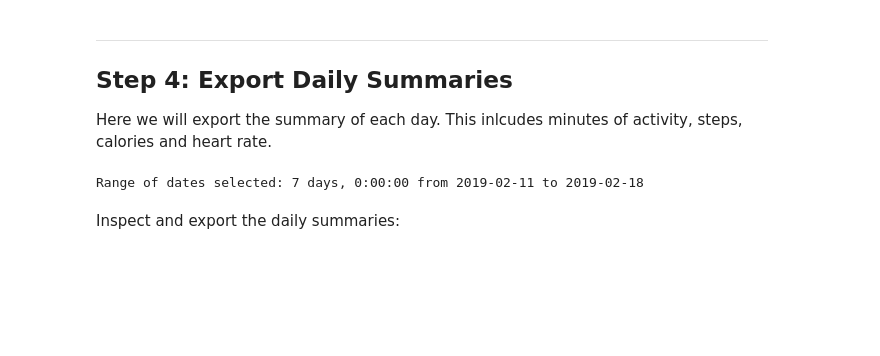
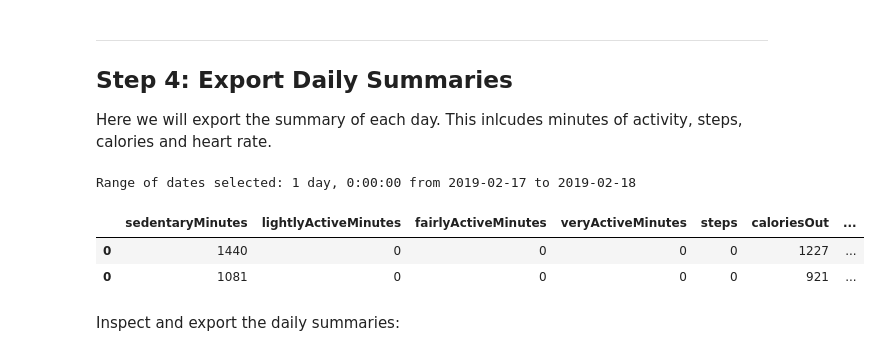
Before and after one commit to KatrionaGoldmann/Fitbit-Progress, a Jupyter notebook: 1_data_collection.ipynb, the cells around one changed output. Saved outputs shown, nothing was run; the diff lists cells and outputs as text; code cells hidden in the pictures; blank space fills up the shorter version.

```diff
--- a/1_data_collection.ipynb
+++ b/1_data_collection.ipynb
@@ -180,7 +180,7 @@ ds_comp = pd.read_csv('./Outputs/daily_summary.csv')
 temps = ds_comp.iloc[-1]['date'][0:10]
 
 d1 = date(int(temps[6:10]), int(temps[3:5]), int(temps[0:2]))     # start date
-d2 = datetime.datetime.today().date() #- timedelta(1)
+d2 = datetime.datetime.today().date() - timedelta(1)
 delta = (d2) - (d1)
 
 ds_dates_list = []
@@ -188,13 +188,15 @@ for i in range(delta.days + 1): ds_dates_list.append(d1 + timedelta(i))
 
 print('Range of dates selected:', delta, 'from',  d1, 'to', d2)
 # %% [output]
-Range of dates selected: 7 days, 0:00:00 from 2019-02-11 to 2019-02-18
+Range of dates selected: 1 day, 0:00:00 from 2019-02-17 to 2019-02-18
 # %%
 daily_df = pd.DataFrame()
 
 for d in ds_dates_list:
     summary = auth2_client.activities(date=d)
     daily_sum = {k: summary['summary'][k] for k in dict_vars if k in summary['summary'].keys()}
+    daily_sum2 = {k: 0 for k in dict_vars if k not in summary['summary'].keys()}
+    daily_sum.update(daily_sum2)
 
     if 'heartRateZones' in summary['summary'].keys():
         daily_sum['Out of Range/low (mins at HR)'] = summary['summary']['heartRateZones'][0]['minutes']
@@ -207,6 +209,13 @@ for d in ds_dates_list:
 
 daily_df['date'] = ds_dates_list
 daily_df = daily_df.fillna(0)
+# %%
+daily_df = daily_df.reindex(columns=dict_vars)
+daily_df
+# %% [output]
+|  | sedentaryMinutes | lightlyActiveMinutes | fairlyActiveMinutes | veryActiveMinutes | steps | caloriesOut | ... |
+| 0 | 1440 | 0 | 0 | 0 | 0 | 1227 | ... |
+| 0 | 1081 | 0 | 0 | 0 | 0 | 921 | ... |
 # %% [markdown]
 Inspect and export the daily summaries:
 # %%
```
Also changed, not shown: parts of 1 cell of this notebook.
